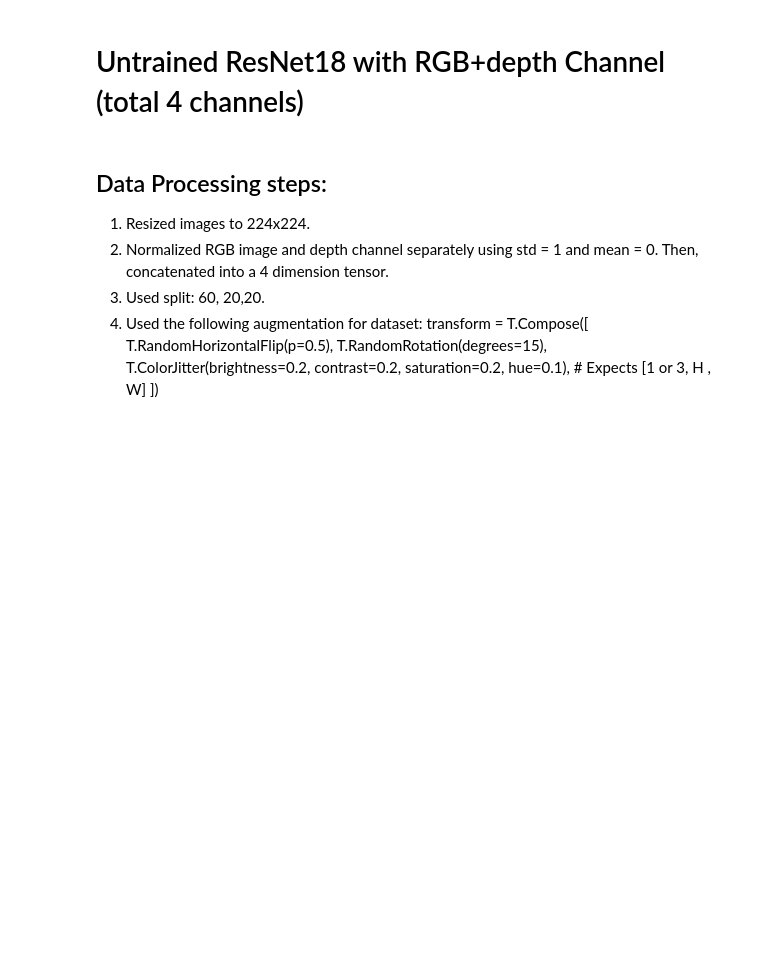
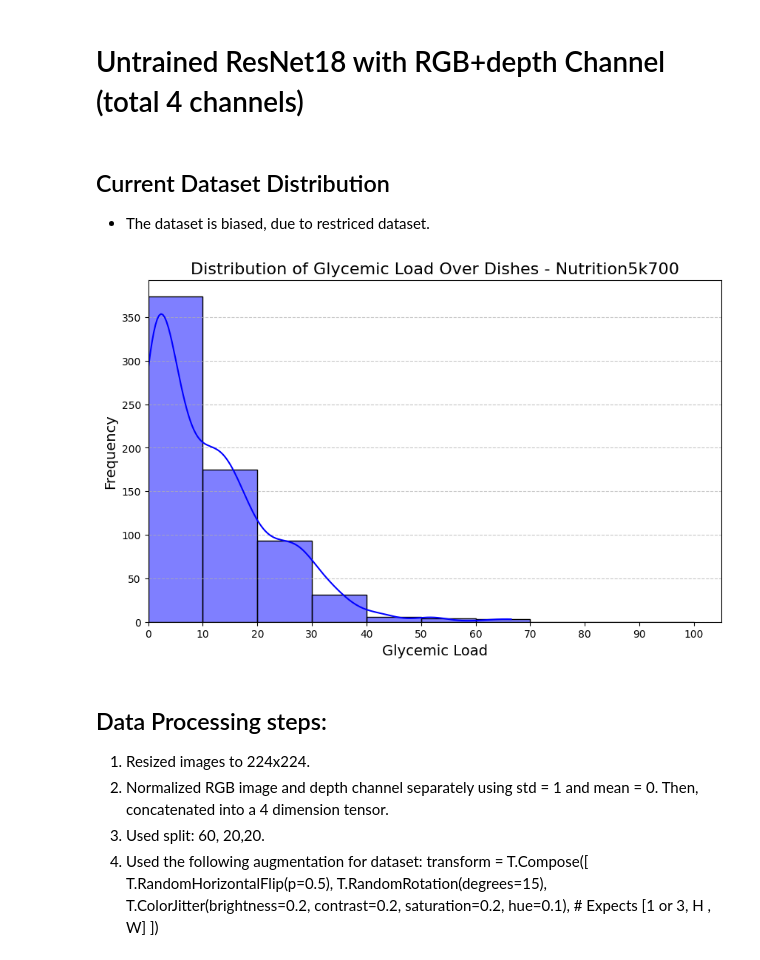
Before and after one commit to RotemGeva226/GlycemicLoad, a Jupyter notebook: Portions Estimation/notebooks/project_log.ipynb, the cells around one changed output. Cells and saved outputs as stored; diff of their text form; code cells hidden in the pictures; blank space fills up the shorter version.

```diff
--- a/Portions Estimation/notebooks/project_log.ipynb
+++ b/Portions Estimation/notebooks/project_log.ipynb
@@ -1,5 +1,14 @@
 # %% [markdown]
 # Untrained ResNet18 with RGB+depth Channel (total 4 channels)
+# %% [markdown]
+## Current Dataset Distribution
+- The dataset is biased, due to restriced dataset.
+# %%
+from IPython.display import Image, display
+image_path = r"C:\Users\rotem.geva\PycharmProjects\GlycemicLoad\Portions Estimation\outputs\visualizations\Distribution of the glycemic load of Over Dishes - Nutrition5k700.png"
+display(Image(filename=image_path))
+# %% [output]
+[figure, added]
 # %% [markdown]
 ## Data Processing steps:
 1. Resized images to 224x224.
```
Also changed, not shown: parts of 1 cell of this notebook.
